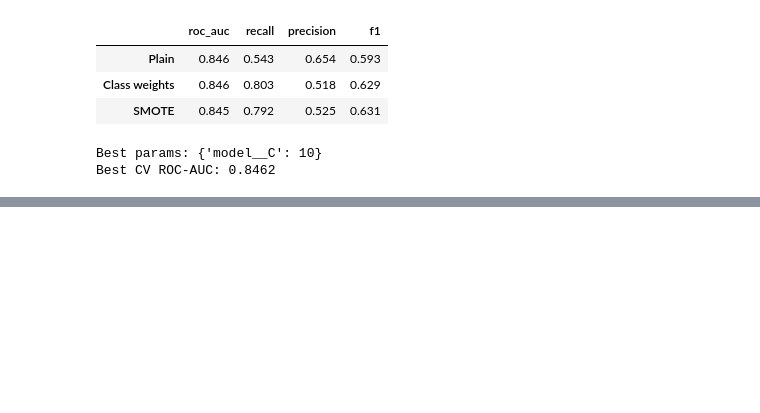
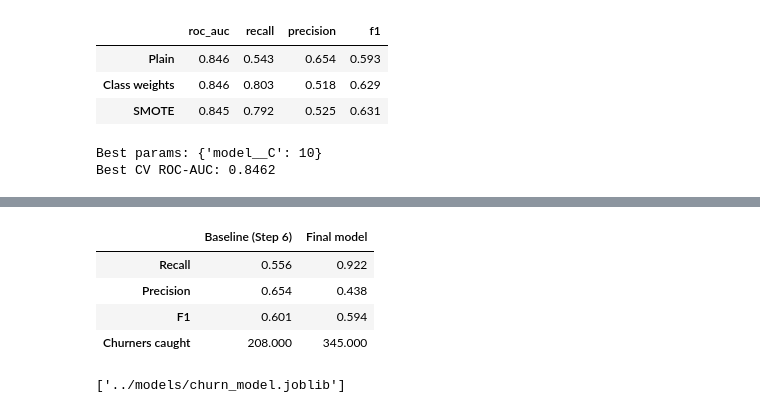
Before and after one commit to shivani07j/telco-churn, a Jupyter notebook: notebooks/08_imbalance_and_tuning.ipynb, the cells around one changed output, grey strips where cells are left out. Cells and saved outputs as stored; diff of their text form; code cells hidden in the pictures; blank space fills up the shorter version.

```diff
--- a/notebooks/08_imbalance_and_tuning.ipynb
+++ b/notebooks/08_imbalance_and_tuning.ipynb
@@ -98,0 +176,36 @@ print("Best CV ROC-AUC:", round(gb_search.best_score_, 4))
+# %%
+baseline = Pipeline([
+    ("preprocess", get_preprocessor(X_train)),
+    ("model", LogisticRegression(max_iter=1000, random_state=42)),
+]).fit(X_train, y_train)
+
+base_pred = baseline.predict(X_test)
+
+pd.DataFrame({
+    "Baseline (Step 6)": {
+        "Recall": recall_score(y_test, base_pred),
+        "Precision": precision_score(y_test, base_pred),
+        "F1": f1_score(y_test, base_pred),
+        "Churners caught": int(((base_pred == 1) & (y_test == 1)).sum()),
+    },
+    "Final model": {
+        "Recall": recall_score(y_test, test_pred),
+        "Precision": precision_score(y_test, test_pred),
+        "F1": f1_score(y_test, test_pred),
+        "Churners caught": int(((test_pred == 1) & (y_test == 1)).sum()),
+    },
+}).round(3)
+# %% [output]
+|  | Baseline (Step 6) | Final model |
+| Recall | 0.556 | 0.922 |
+| Precision | 0.654 | 0.438 |
+| F1 | 0.601 | 0.594 |
+| Churners caught | 208.000 | 345.000 |
+# %%
+os.makedirs("../models", exist_ok=True)
+joblib.dump(
+    {"model": best_model, "threshold": best_threshold, "name": best_name},
+    "../models/churn_model.joblib",
+)
+# %% [output]
+['../models/churn_model.joblib']
```
Also changed, not shown: parts of 5 cells of this notebook, 1 other file.
